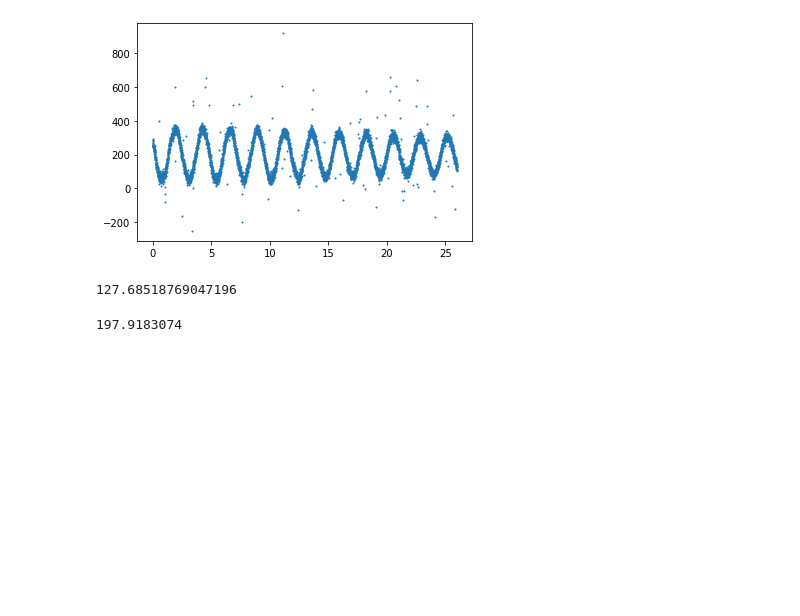
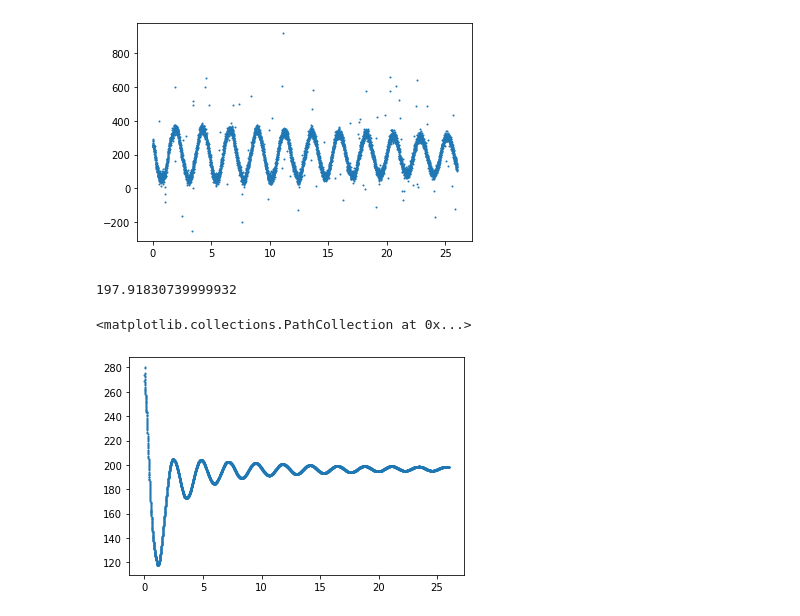
Before and after one commit to mohamedsayed18/SPA_LR, a Jupyter notebook: Kalman.ipynb, the cells around one changed output. Drawn from its saved outputs; the diff is of its cells as text; code cells hidden in the pictures; blank space fills up the shorter version.

Commit message:
Kalman_plot

```diff
--- a/Kalman.ipynb
+++ b/Kalman.ipynb
@@ -35,16 +35,20 @@ def update (mean1, mean2, var1, var2):
 i will assume the variance of the measurement is constant equal to 5
 TODO try different values for the variance
 '''
-var = 5 #variance
+mesure_var = 5 #variance
+prior_var = 5 #prior var
 prior_mean = y[0]
+kal = [y[0]]
 for i in range(1,len(y)):
-    prior_mean, prior_var = update(prior_mean, y[i], var, var)
+    prior_mean, prior_var = update(prior_mean, y[i], prior_var, mesure_var)
+    kal.append(prior_mean)
 # %%
 #TODO plot the mean across time
 prior_mean
 # %% [output]
-127.68518769047196
+197.91830739999932
-# %%
-np.mean(y)
-# %% [output]
-197.9183074
+# %%
+plt.scatter(x,kal,s=1)
+# %% [output]
+<matplotlib.collections.PathCollection at 0x...>
+[figure, added]
```
Also changed, not shown: parts of 1 cell of this notebook.
